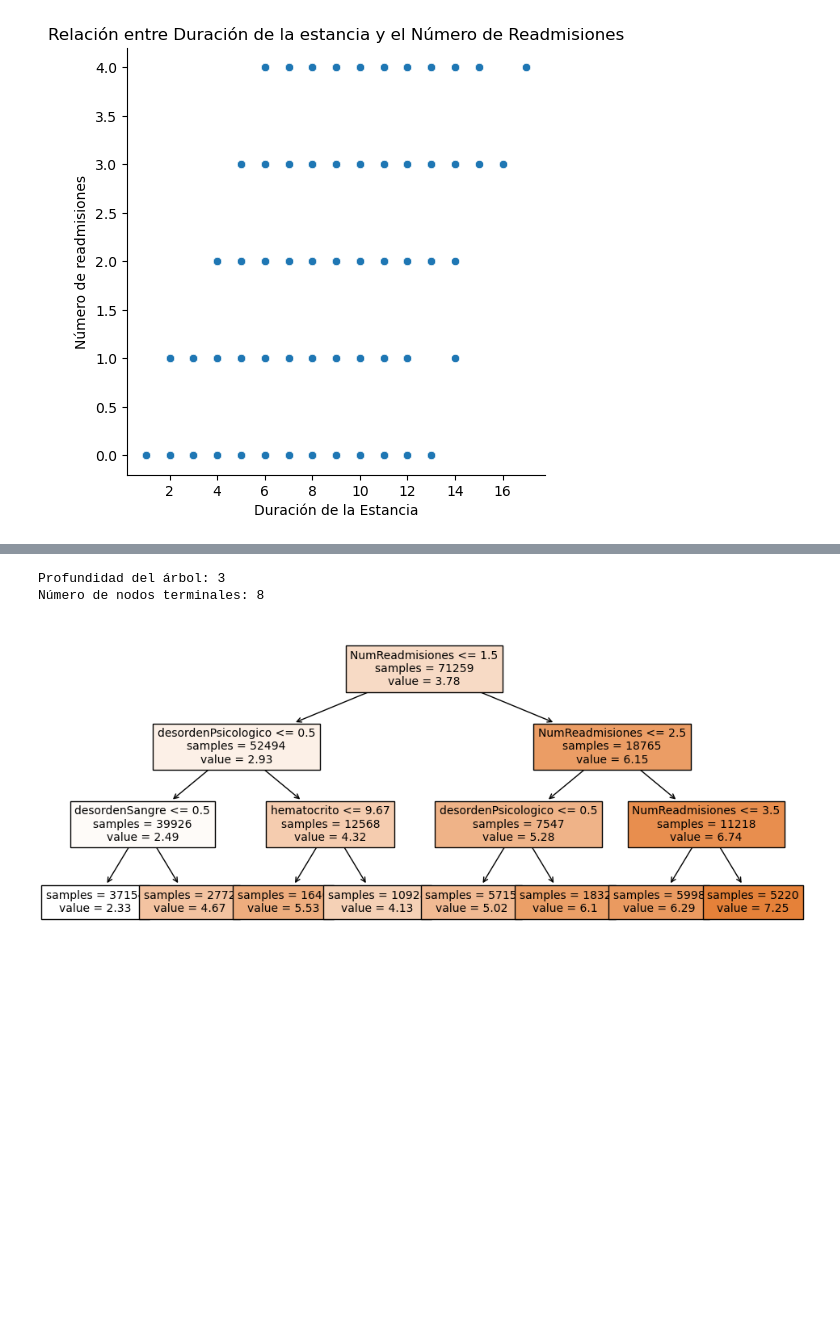
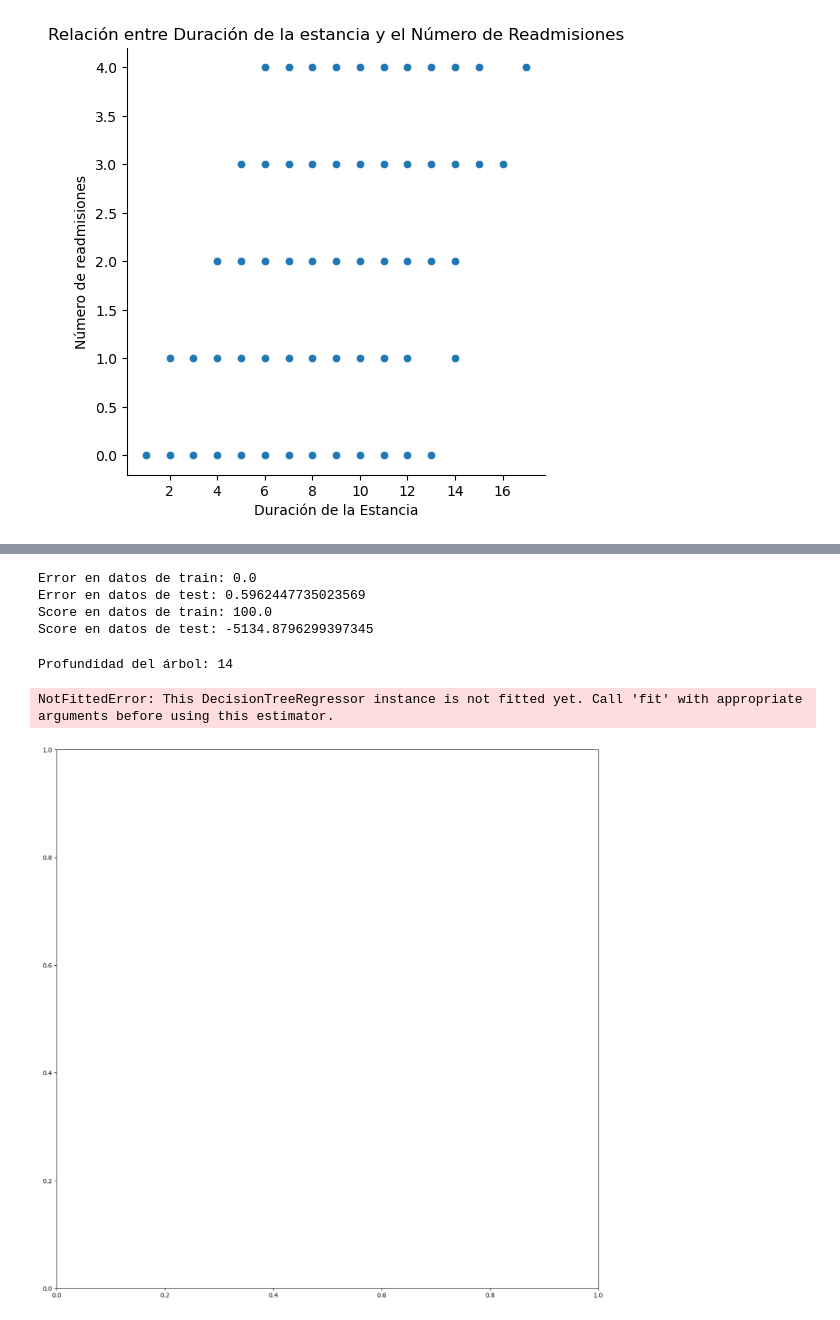
Before and after one commit to Marcelo-A-Martinez/Proyecto_ComplementarioI---Martinez-Marcelo-Adri-n, a Jupyter notebook: Proyecto_ComplementarioI- Martinez Marcelo Adrián.ipynb, the cells around one changed output, grey strips where cells are left out. Cells and saved outputs as stored; diff of their text form; code cells hidden in the pictures; blank space fills up the shorter version.

```diff
--- a/Proyecto_ComplementarioI- Martinez Marcelo Adrián.ipynb
+++ b/Proyecto_ComplementarioI- Martinez Marcelo Adrián.ipynb
@@ -401,5 +424,5 @@ ax.set (xlabel = 'Duración de la Estancia',
 # %%
 # FEATURE SELECTION
 # %%
-Clinica= Clinica.corr()
+ClinicaA= ClinicaA.corr()
 # %%
@@ -547,3 +454,0 @@ y = Clinica['duracionEstancia']
-# %%
-ClinicaA= Clinica.drop(['FechaVisita', 'fechaAlta', 'idHospital'], axis=1)
-print(ClinicaA)
@@ -600,0 +495,7 @@ DecisionTreeRegressor(max_depth=3, random_state=42)
+# %%
+# Creación del modelo
+# ------------------------------------------------------------------------------
+modelo = DecisionTreeRegressor()
+modelo.fit(X_train, y_train)
+y_train_pred = modelo.predict(X_train)
+y_test_pred = modelo.predict(X_test)
@@ -600,0 +575,22 @@ DecisionTreeRegressor(max_depth=3, random_state=42)
+# %%
+tree_train_scores_mean = []
+tree_train_scores_std = []
+tree_test_scores_mean = []
+tree_test_scores_std = []
+
+profundidades = np.arange(1,15,1)
+
+for profundidad in profundidades:
+    modelo = DecisionTreeRegressor(max_depth=profundidad)
+    tree_scores = cross_validate(modelo, X, y, cv=2, return_train_score=True, n_jobs = -1)
+
+    tree_train_scores_mean.append(tree_scores['train_score'].mean())
+    tree_train_scores_std.append(tree_scores['train_score'].std())
+
+    tree_test_scores_mean.append(tree_scores['test_score'].mean())
+    tree_test_scores_std.append(tree_scores['test_score'].std())
+
+tree_train_scores_mean = np.array(tree_train_scores_mean)
+tree_train_scores_std = np.array(tree_train_scores_std)
+tree_test_scores_mean = np.array(tree_test_scores_mean)
+tree_test_scores_std = np.array(tree_test_scores_std)
@@ -601,25 +661,41 @@ DecisionTreeRegressor(max_depth=3, random_state=42)
+# %%
+# RESUMEN
+
+knn_reg = KNeighborsRegressor(n_neighbors= 1)
+knn_reg.fit(X_train,y_train)
+y_train_pred_knn = knn_reg.predict(X_train)
+y_test_pred_knn = knn_reg.predict(X_test)
+print('Error en datos de train:', mean_squared_error(y_train, y_train_pred_knn))
+print('Error en datos de test:', mean_squared_error(y_test, y_test_pred_knn))
+print('Score en datos de train:', knn_reg.score(X_train, y_train)*100)
+print('Score en datos de test:', knn_reg.score(X_test, y_test)*100)
+# %% [output]
+Error en datos de train: 0.0
+Error en datos de test: 0.5962447735023569
+Score en datos de train: 100.0
+Score en datos de test: -5134.8796299397345
 # %%
-# Estructura del árbol creado
+# Estructura del árbol
 # ------------------------------------------------------------------------------
-fig, ax = plt.subplots(figsize=(12, 5))
+fig, ax = plt.subplots(figsize=(16, 16))
 
-print(f"Profundidad del árbol: {modelo.get_depth()}")
+print(f"Profundidad del árbol: {modelo.max_depth}")
 print(f"Número de nodos terminales: {modelo.get_n_leaves()}")
 
 plot = plot_tree(
             decision_tree = modelo,
             feature_names = ClinicaA.drop(columns = "duracionEstancia").columns,
             class_names   = 'duracionEstancia',
             filled        = True,
             impurity      = False,
             fontsize      = 10,
             precision     = 2,
             ax            = ax
-       )
+)
 # %% [output]
-Profundidad del árbol: 3
-Número de nodos terminales: 8
+Profundidad del árbol: 14
+NotFittedError: This DecisionTreeRegressor instance is not fitted yet. Call 'fit' with appropriate arguments before using this estimator.
-[figure, old version]
+[figure, new version]
 # %%
 texto_modelo = export_text(
                     decision_tree = modelo,
```
Also changed, not shown: parts of 54 cells of this notebook.
